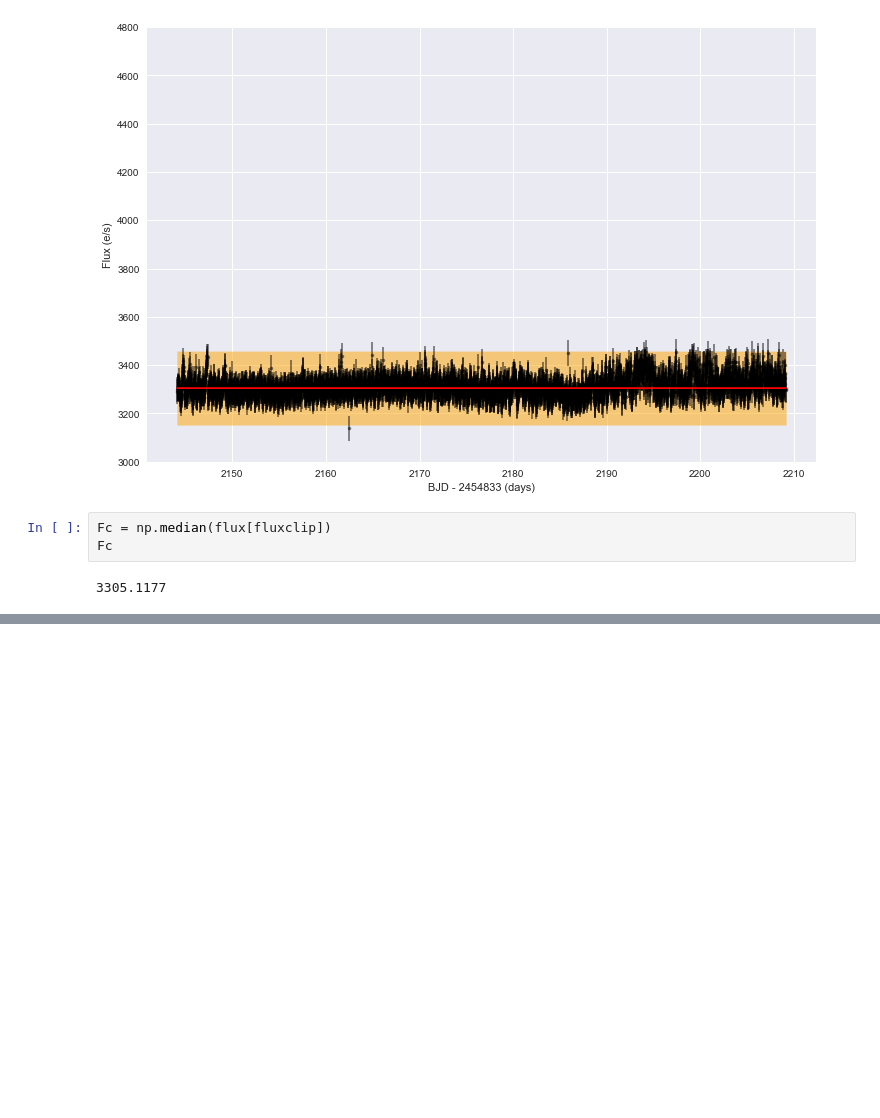
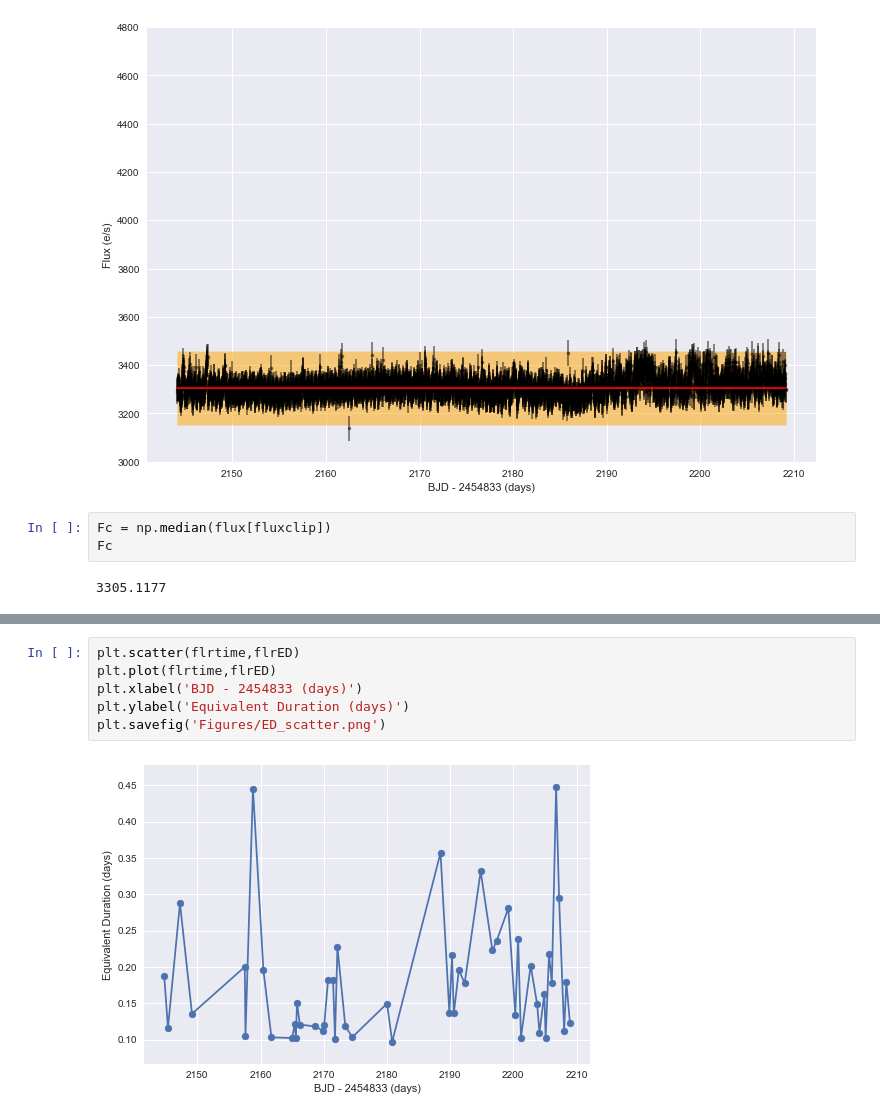
Before and after one commit to RileyWClarke/BiancoGroup, a Jupyter notebook: BiancoSummer2019.ipynb, the cells around one changed output, grey strips where cells are left out. Saved outputs shown, nothing was run; the diff lists cells and outputs as text; blank space fills up the shorter version.

```diff
--- a/BiancoSummer2019.ipynb
+++ b/BiancoSummer2019.ipynb
@@ -1083,0 +1154,8 @@ np.median(ED) + sigma * ED.std()
+# %%
+plt.scatter(flrtime,flrED)
+plt.plot(flrtime,flrED)
+plt.xlabel('BJD - 2454833 (days)')
+plt.ylabel('Equivalent Duration (days)')
+plt.savefig('Figures/ED_scatter.png')
+# %% [output]
+[figure, added]
```
Also changed, not shown: parts of 12 cells of this notebook, 6 other files.
